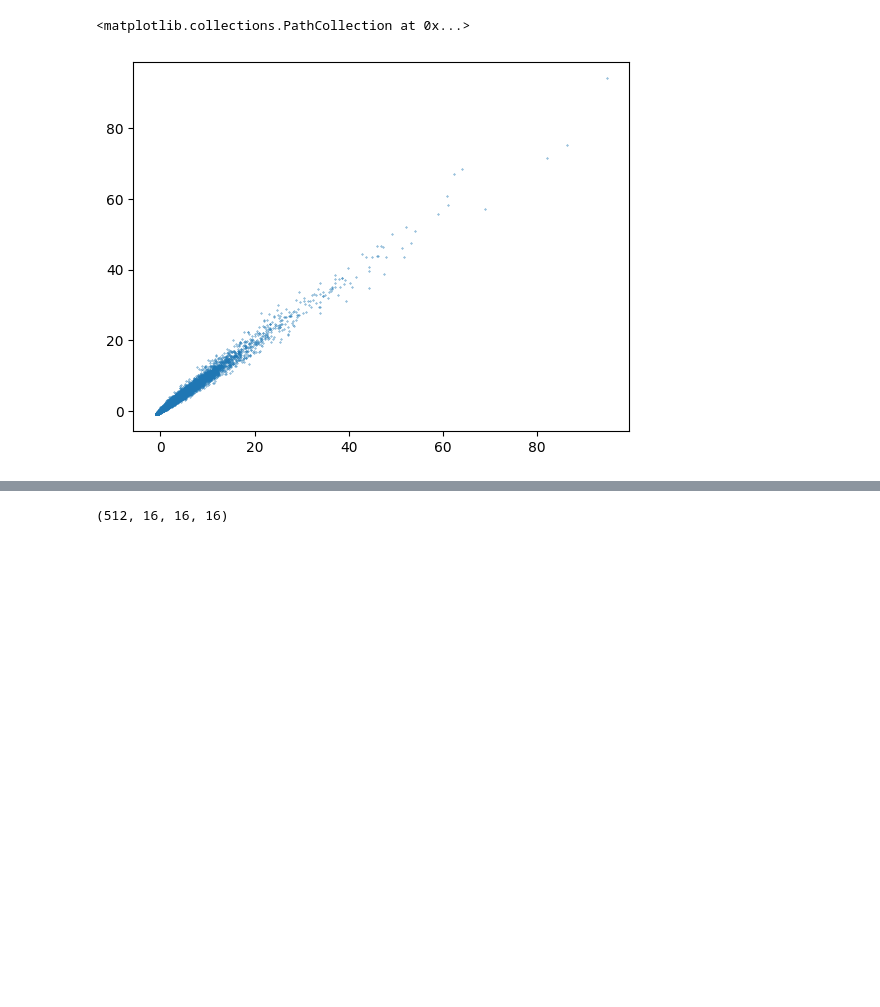
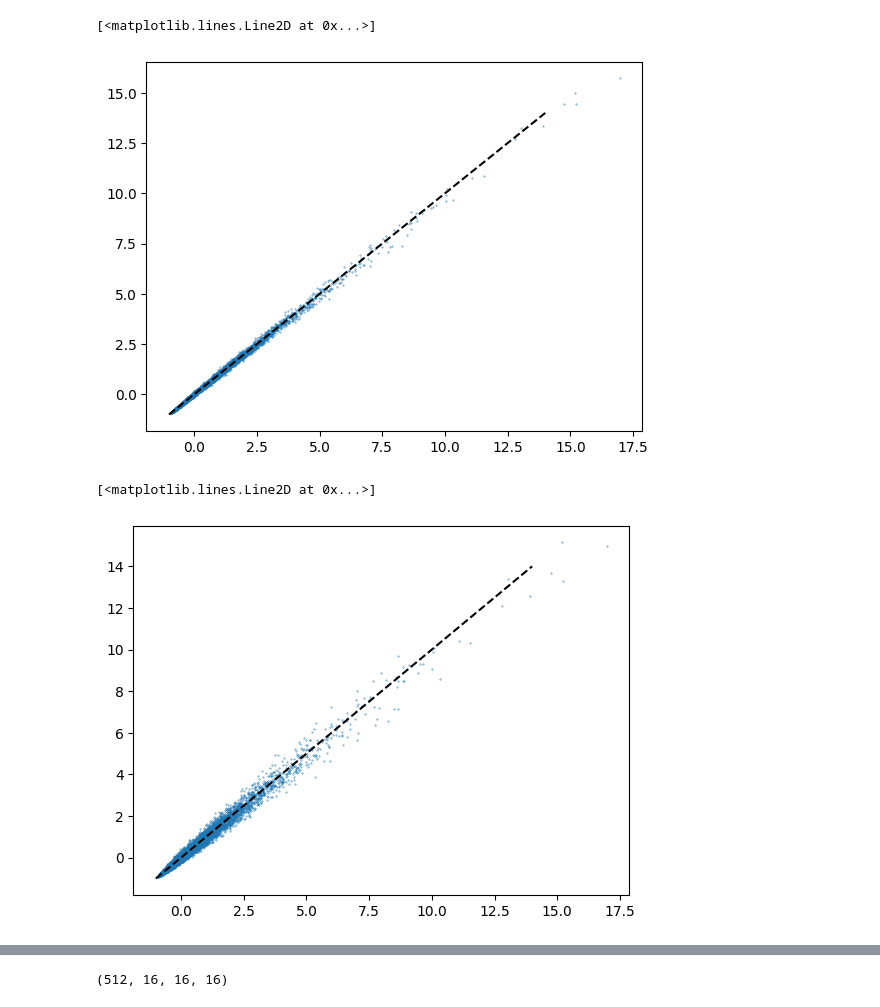
Before and after one commit to shivampcosmo/CHARM_old, a Jupyter notebook: nf/process_density_halo_NGP_FASTPM.ipynb, the cells around one changed output, grey strips where cells are left out. Saved outputs shown, nothing was run; the diff lists cells and outputs as text; code cells hidden in the pictures; blank space fills up the shorter version.

```diff
--- a/nf/process_density_halo_NGP_FASTPM.ipynb
+++ b/nf/process_density_halo_NGP_FASTPM.ipynb
@@ -163,6 +178,15 @@ Time taken = 31.54 seconds
 # # df_Uniform_cic_jax
 pl.figure()
 pl.scatter(df_quijote.flatten()[::100], df_pylians_cic.flatten()[::100], s=0.1)
+pl.plot([-1, 14], [-1, 14], 'k--')
 # %% [output]
-<matplotlib.collections.PathCollection at 0x...>
+[<matplotlib.lines.Line2D at 0x...>]
-[figure, old version]
+[figure, new version]
+# %%
+# # df_Uniform_cic_jax
+pl.figure()
+pl.scatter(df_quijote.flatten()[::100], df_pylians_cic_lres.flatten()[::100], s=0.1)
+pl.plot([-1, 14], [-1, 14], 'k--')
+# %% [output]
+[<matplotlib.lines.Line2D at 0x...>]
+[figure, added]
```
Also changed, not shown: parts of 8 cells of this notebook, 21 other files.
